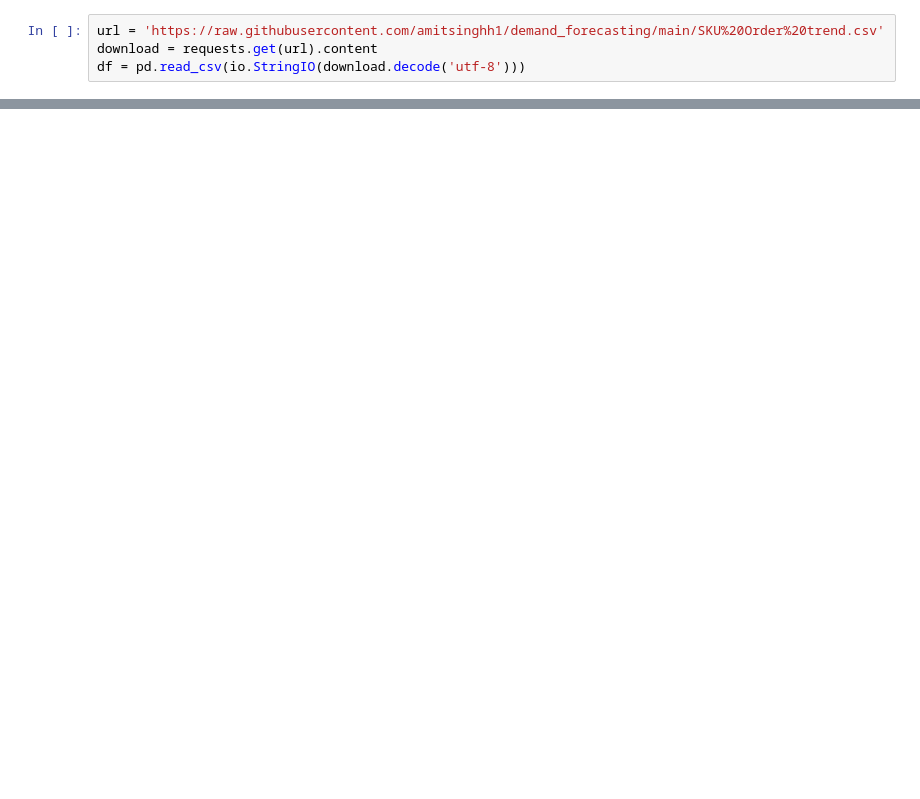
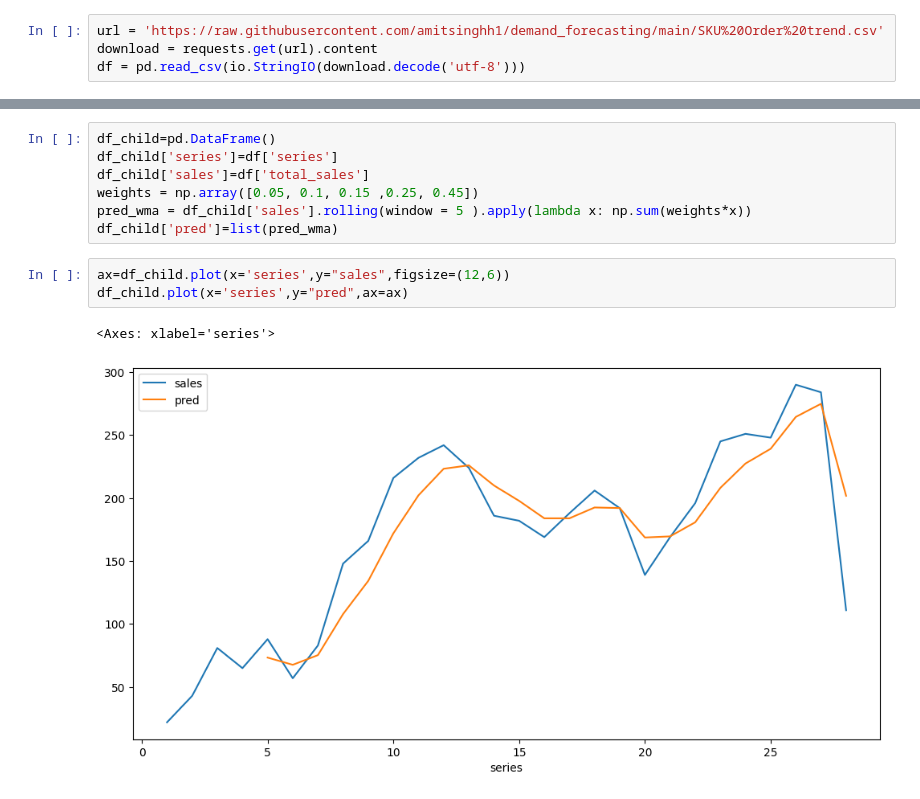
Before and after one commit to amitsinghh1/Demand-forecasting, a Jupyter notebook: demand_forecast.ipynb, the cells around one changed output, grey strips where cells are left out. Cells and saved outputs as stored; diff of their text form; blank space fills up the shorter version.

```diff
--- a/demand_forecast.ipynb
+++ b/demand_forecast.ipynb
@@ -65,0 +178,13 @@ print(yhat)
+# %%
+df_child=pd.DataFrame()
+df_child['series']=df['series']
+df_child['sales']=df['total_sales']
+weights = np.array([0.05, 0.1, 0.15 ,0.25, 0.45])
+pred_wma = df_child['sales'].rolling(window = 5 ).apply(lambda x: np.sum(weights*x))
+df_child['pred']=list(pred_wma)
+# %%
+ax=df_child.plot(x='series',y="sales",figsize=(12,6))
+df_child.plot(x='series',y="pred",ax=ax)
+# %% [output]
+<Axes: xlabel='series'>
+[figure, added]
```
Also changed, not shown: parts of 21 cells of this notebook.
